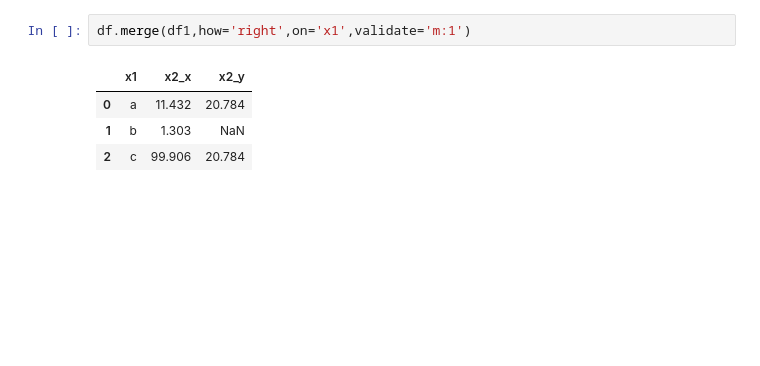
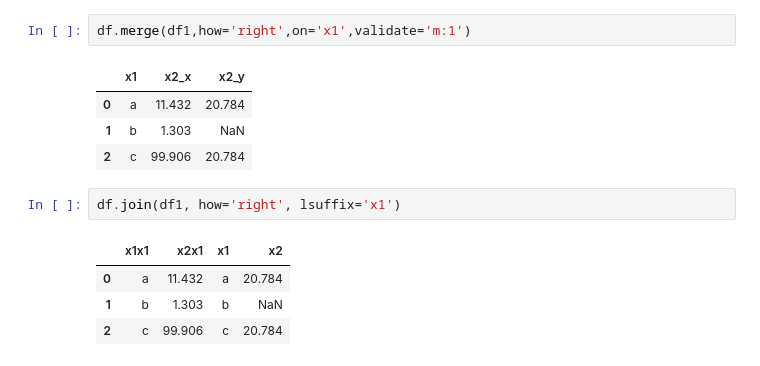
Before and after one commit to Alok-Fusion/Machine_learning, a Jupyter notebook: Practical_4_26_07_2025(Pandas).ipynb, the cells around one changed output. Cells and saved outputs as stored; diff of their text form; blank space fills up the shorter version.

```diff
--- a/Practical_4_26_07_2025(Pandas).ipynb
+++ b/Practical_4_26_07_2025(Pandas).ipynb
@@ -608,3 +608,10 @@ df.merge(df1,how='right',on='x1',validate='m:1')
 | 0 | a | 11.432 | 20.784 |
 | 1 | b | 1.303 | NaN |
 | 2 | c | 99.906 | 20.784 |
+# %%
+df.join(df1, how='right', lsuffix='x1')
+# %% [output]
+|  | x1x1 | x2x1 | x1 | x2 |
+| 0 | a | 11.432 | a | 20.784 |
+| 1 | b | 1.303 | b | NaN |
+| 2 | c | 99.906 | c | 20.784 |
```
Also changed, not shown: parts of 5 cells of this notebook.
